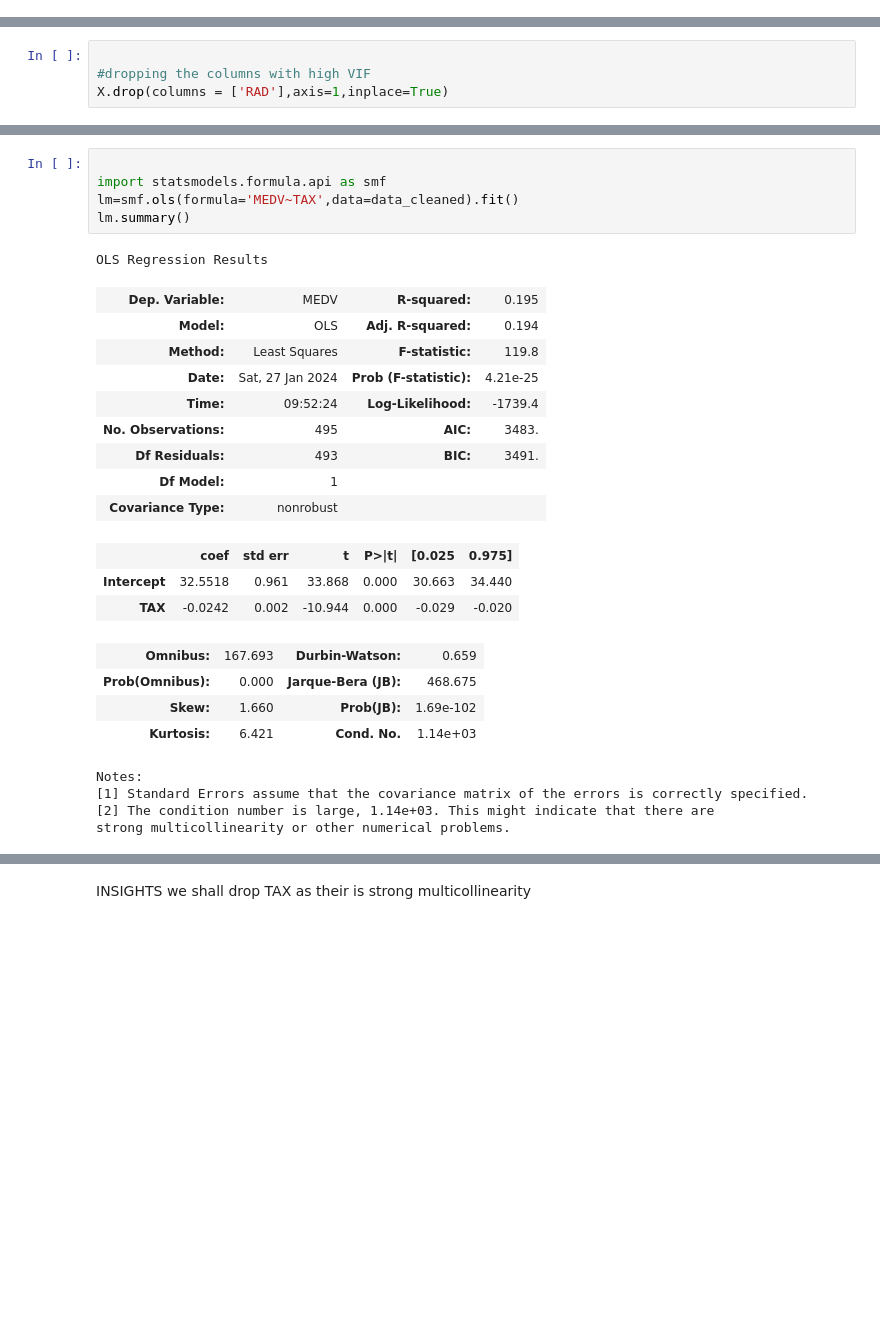
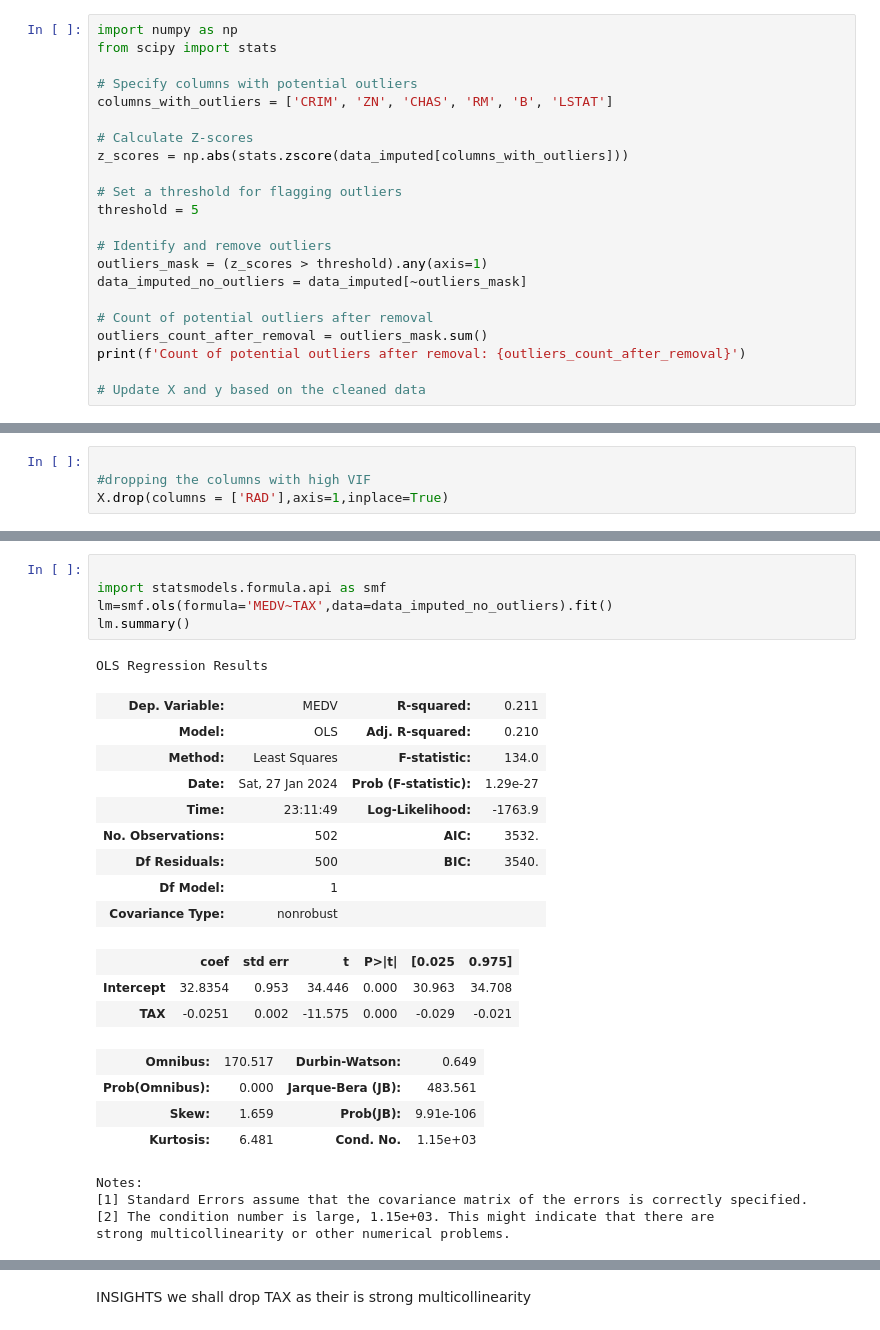
Before and after one commit to zinduaschool/0205-boston-housing-project---regression-marshmoses, a Jupyter notebook: main.ipynb, the cells around one changed output, grey strips where cells are left out. Saved outputs shown, nothing was run; the diff lists cells and outputs as text; blank space fills up the shorter version.

```diff
--- a/main.ipynb
+++ b/main.ipynb
@@ -213,0 +244,22 @@ there is presence of outliers
+# %%
+import numpy as np
+from scipy import stats
+
+# Specify columns with potential outliers
+columns_with_outliers = ['CRIM', 'ZN', 'CHAS', 'RM', 'B', 'LSTAT']
+
+# Calculate Z-scores
+z_scores = np.abs(stats.zscore(data_imputed[columns_with_outliers]))
+
+# Set a threshold for flagging outliers
+threshold = 5
+
+# Identify and remove outliers
+outliers_mask = (z_scores > threshold).any(axis=1)
+data_imputed_no_outliers = data_imputed[~outliers_mask]
+
+# Count of potential outliers after removal
+outliers_count_after_removal = outliers_mask.sum()
+print(f'Count of potential outliers after removal: {outliers_count_after_removal}')
+
+# Update X and y based on the cleaned data
@@ -295,28 +380,28 @@ plt.show()
 # %%
 
 import statsmodels.formula.api as smf
-lm=smf.ols(formula='MEDV~TAX',data=data_cleaned).fit()
+lm=smf.ols(formula='MEDV~TAX',data=data_imputed_no_outliers).fit()
 lm.summary()
 # %% [output]
 OLS Regression Results
-| Dep. Variable: | MEDV | R-squared: | 0.195 |
-| Model: | OLS | Adj. R-squared: | 0.194 |
-| Method: | Least Squares | F-statistic: | 119.8 |
-| Date: | Sat, 27 Jan 2024 | Prob (F-statistic): | 4.21e-25 |
-| Time: | 09:52:24 | Log-Likelihood: | -1739.4 |
-| No. Observations: | 495 | AIC: | 3483. |
-| Df Residuals: | 493 | BIC: | 3491. |
+| Dep. Variable: | MEDV | R-squared: | 0.211 |
+| Model: | OLS | Adj. R-squared: | 0.210 |
+| Method: | Least Squares | F-statistic: | 134.0 |
+| Date: | Sat, 27 Jan 2024 | Prob (F-statistic): | 1.29e-27 |
+| Time: | 23:11:49 | Log-Likelihood: | -1763.9 |
+| No. Observations: | 502 | AIC: | 3532. |
+| Df Residuals: | 500 | BIC: | 3540. |
 | Df Model: | 1 |  |  |
 | Covariance Type: | nonrobust |  |  |
 |  | coef | std err | t | P>|t| | [0.025 | 0.975] |
-| Intercept | 32.5518 | 0.961 | 33.868 | 0.000 | 30.663 | 34.440 |
-| TAX | -0.0242 | 0.002 | -10.944 | 0.000 | -0.029 | -0.020 |
+| Intercept | 32.8354 | 0.953 | 34.446 | 0.000 | 30.963 | 34.708 |
+| TAX | -0.0251 | 0.002 | -11.575 | 0.000 | -0.029 | -0.021 |
-| Omnibus: | 167.693 | Durbin-Watson: | 0.659 |
-| Prob(Omnibus): | 0.000 | Jarque-Bera (JB): | 468.675 |
-| Skew: | 1.660 | Prob(JB): | 1.69e-102 |
-| Kurtosis: | 6.421 | Cond. No. | 1.14e+03 |
+| Omnibus: | 170.517 | Durbin-Watson: | 0.649 |
+| Prob(Omnibus): | 0.000 | Jarque-Bera (JB): | 483.561 |
+| Skew: | 1.659 | Prob(JB): | 9.91e-106 |
+| Kurtosis: | 6.481 | Cond. No. | 1.15e+03 |
 Notes:
 [1] Standard Errors assume that the covariance matrix of the errors is correctly specified.
-[2] The condition number is large, 1.14e+03. This might indicate that there are
+[2] The condition number is large, 1.15e+03. This might indicate that there are
 strong multicollinearity or other numerical problems.
 # %%
```
Also changed, not shown: parts of 38 cells of this notebook.
